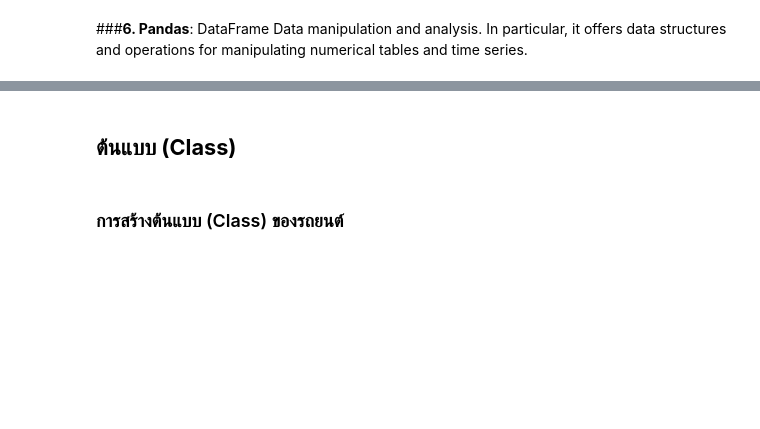
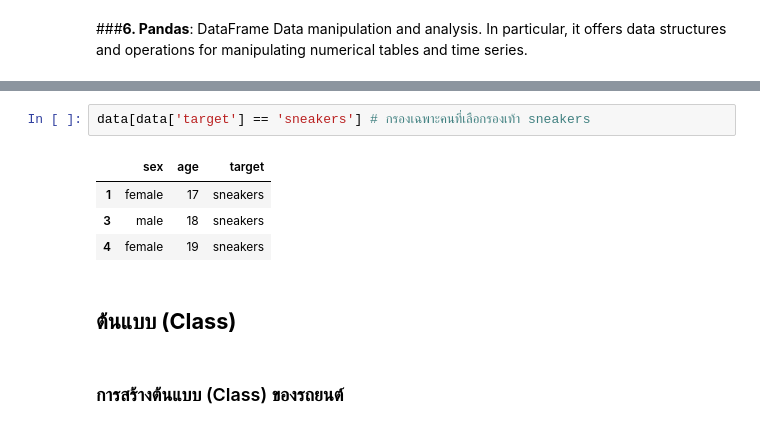
Before and after one commit to kanokwatt/train-2023-10-28, a Jupyter notebook: Python_for_Data_Science.ipynb, the cells around one changed output, grey strips where cells are left out. Drawn from its saved outputs; the diff is of its cells as text; blank space fills up the shorter version.

```diff
--- a/Python_for_Data_Science.ipynb
+++ b/Python_for_Data_Science.ipynb
@@ -1877,3 +2290,10 @@ new_data = [1, 4, 9, 16, 25]
+# %%
+data[data['target'] == 'sneakers'] # กรองเฉพาะคนที่เลือกรองเท้า sneakers
+# %% [output]
+|  | sex | age | target |
+| 1 | female | 17 | sneakers |
+| 3 | male | 18 | sneakers |
+| 4 | female | 19 | sneakers |
 # %% [markdown]
 ## **ต้นแบบ (Class)**
 # %% [markdown]
```
Also changed, not shown: parts of 38 cells of this notebook.
